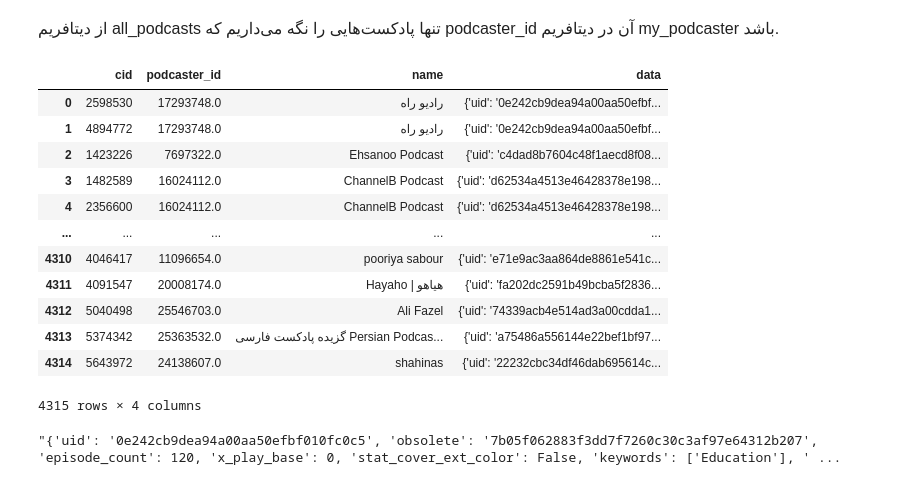
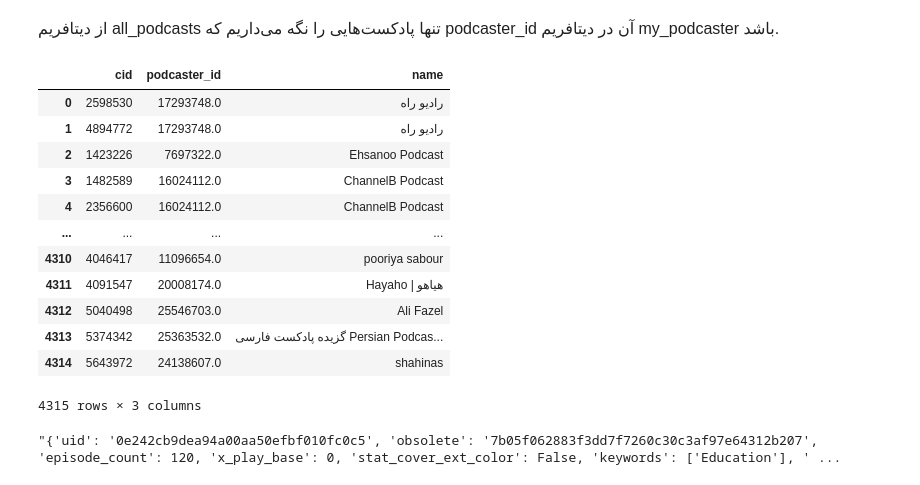
Before and after one commit to 0xkamkar/ML_Project, a Jupyter notebook: Milestone1/2-Data_Cleaning/Data_Cleaning.ipynb, the cells around one changed output. Cells and saved outputs as stored; diff of their text form; code cells hidden in the pictures.

Commit message:
modify dataframes

```diff
--- a/Milestone1/2-Data_Cleaning/Data_Cleaning.ipynb
+++ b/Milestone1/2-Data_Cleaning/Data_Cleaning.ipynb
@@ -41,22 +41,22 @@ my_podcaster_df
 <font  size=3>
 از دیتافریم all_podcasts تنها پادکست‌هایی را نگه می‌داریم که podcaster_id آن در دیتافریم my_podcaster باشد.
 # %%
-my_podcasts = all_podcasts_df.merge(my_podcaster_df, on='podcaster_id')[['cid', 'podcaster_id', 'name', 'data']]
+my_podcasts = all_podcasts_df.merge(my_podcaster_df, on='podcaster_id')[['cid', 'podcaster_id', 'name']]
 my_podcasts
 # %% [output]
-|  | cid | podcaster_id | name | data |
-| 0 | 2598530 | 17293748.0 | رادیو راه | {'uid': '0e242cb9dea94a00aa50efbf... |
-| 1 | 4894772 | 17293748.0 | رادیو راه | {'uid': '0e242cb9dea94a00aa50efbf... |
-| 2 | 1423226 | 7697322.0 | Ehsanoo Podcast | {'uid': 'c4dad8b7604c48f1aecd8f08... |
-| 3 | 1482589 | 16024112.0 | ChannelB Podcast | {'uid': 'd62534a4513e46428378e198... |
-| 4 | 2356600 | 16024112.0 | ChannelB Podcast | {'uid': 'd62534a4513e46428378e198... |
-| ... | ... | ... | ... | ... |
-| 4310 | 4046417 | 11096654.0 | pooriya sabour | {'uid': 'e71e9ac3aa864de8861e541c... |
-| 4311 | 4091547 | 20008174.0 | Hayaho | هیاهو | {'uid': 'fa202dc2591b49bcba5f2836... |
-| 4312 | 5040498 | 25546703.0 | Ali Fazel | {'uid': '74339acb4e514ad3a00cdda1... |
-| 4313 | 5374342 | 25363532.0 | گزیده پادکست فارسی Persian Podcas... | {'uid': 'a75486a556144e22bef1bf97... |
-| 4314 | 5643972 | 24138607.0 | shahinas | {'uid': '22232cbc34df46dab695614c... |
+|  | cid | podcaster_id | name |
+| 0 | 2598530 | 17293748.0 | رادیو راه |
+| 1 | 4894772 | 17293748.0 | رادیو راه |
+| 2 | 1423226 | 7697322.0 | Ehsanoo Podcast |
+| 3 | 1482589 | 16024112.0 | ChannelB Podcast |
+| 4 | 2356600 | 16024112.0 | ChannelB Podcast |
+| ... | ... | ... | ... |
+| 4310 | 4046417 | 11096654.0 | pooriya sabour |
+| 4311 | 4091547 | 20008174.0 | Hayaho | هیاهو |
+| 4312 | 5040498 | 25546703.0 | Ali Fazel |
+| 4313 | 5374342 | 25363532.0 | گزیده پادکست فارسی Persian Podcas... |
+| 4314 | 5643972 | 24138607.0 | shahinas |
-4315 rows × 4 columns
+4315 rows × 3 columns
 # %%
 my_podcasts['data'][0]
 # %% [output]
```
Also changed, not shown: 1 other file.
